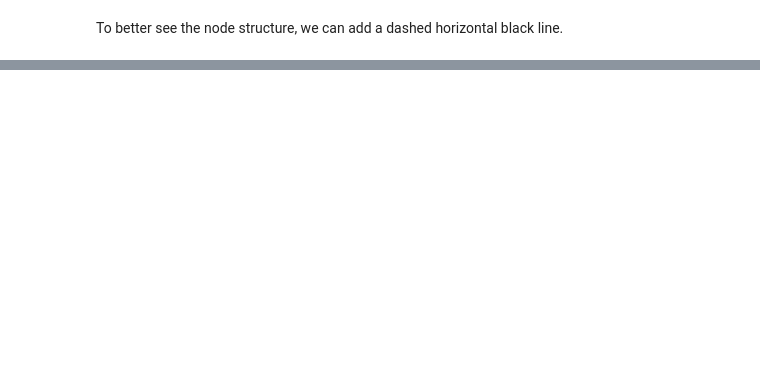
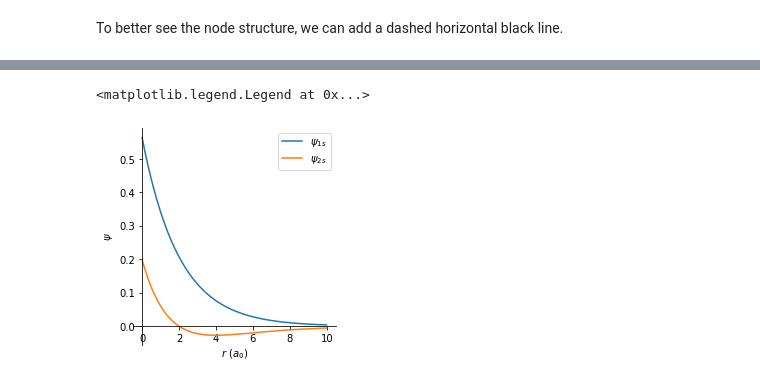
Before and after one commit to kncrabtree/che155, a Jupyter notebook: _notebooks/hydrogen-orbitals-1.ipynb, the cells around one changed output, grey strips where cells are left out. Saved outputs shown, nothing was run; the diff lists cells and outputs as text; code cells hidden in the pictures; blank space fills up the shorter version.

```diff
--- a/_notebooks/hydrogen-orbitals-1.ipynb
+++ b/_notebooks/hydrogen-orbitals-1.ipynb
@@ -145,0 +262,18 @@ fig
+# %%
+fig2 = plt.figure(figsize=(8,4))
+ax2 = fig2.add_subplot(1,2,1)
+ax2.plot(rg[:,0,0],np.real(psi_1s[:,0,0]),label='$\psi_{1s}$')
+ax2.plot(rg[:,0,0],np.real(psi_2s[:,0,0]),label='$\psi_{2s}$')
+ax2.set_xlabel('$r$ ($a_0$)')
+ax2.set_ylabel('$\psi$')
+
+ax2.spines['left'].set_position('zero')
+ax2.spines['right'].set_color('none')
+ax2.spines['bottom'].set_position('zero')
+ax2.spines['top'].set_color('none')
+ax2.xaxis.set_ticks_position('bottom')
+ax2.yaxis.set_ticks_position('left')
+ax2.legend()
+# %% [output]
+<matplotlib.legend.Legend at 0x...>
+[figure, added]
```
Also changed, not shown: parts of 37 cells of this notebook.
